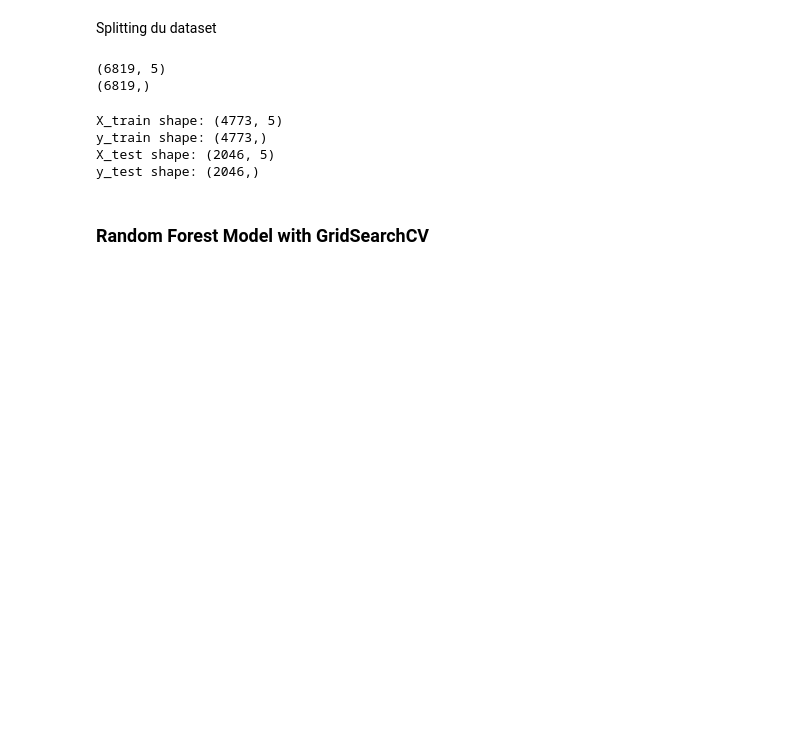
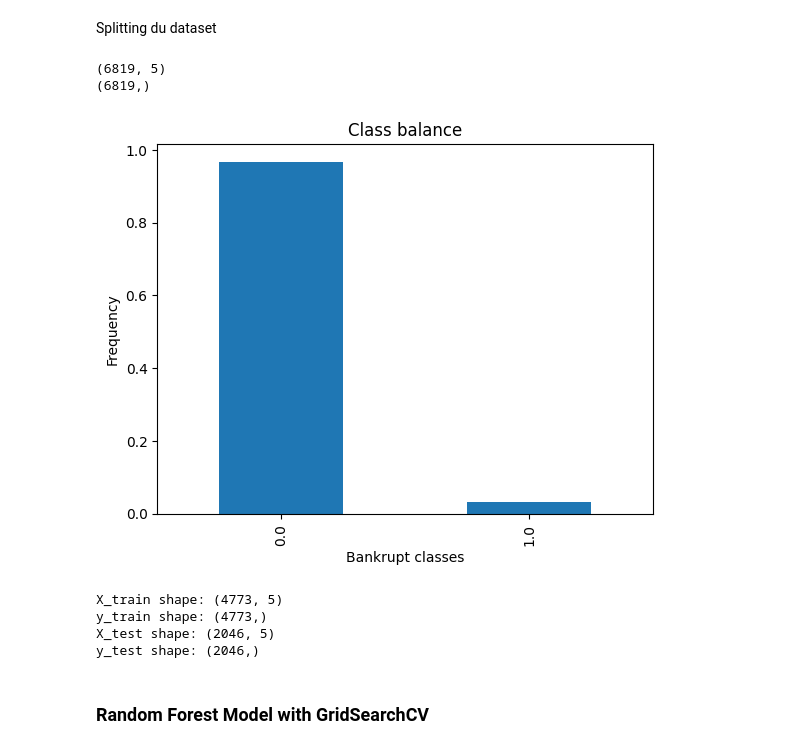
Before and after one commit to vianelk/ai_financial_track, a Jupyter notebook: AI_detect_financial_bankrupt.ipynb, the cells around one changed output. Drawn from its saved outputs; the diff is of its cells as text; code cells hidden in the pictures; blank space fills up the shorter version.

```diff
--- a/AI_detect_financial_bankrupt.ipynb
+++ b/AI_detect_financial_bankrupt.ipynb
@@ -259,6 +285,13 @@ print(y.shape)
 # %% [output]
 (6819, 5)
 (6819,)
+# %%
+y.value_counts(normalize= True).plot(kind= 'bar')
+plt.xlabel("Bankrupt classes")
+plt.ylabel("Frequency")
+plt.title("Class balance");
+# %% [output]
+[figure, added]
 # %%
 X_train, X_test, y_train, y_test = train_test_split(X, y, test_size=0.3, random_state=RANDOM_SEED, stratify=y)
 
```
Also changed, not shown: parts of 2 cells of this notebook.
